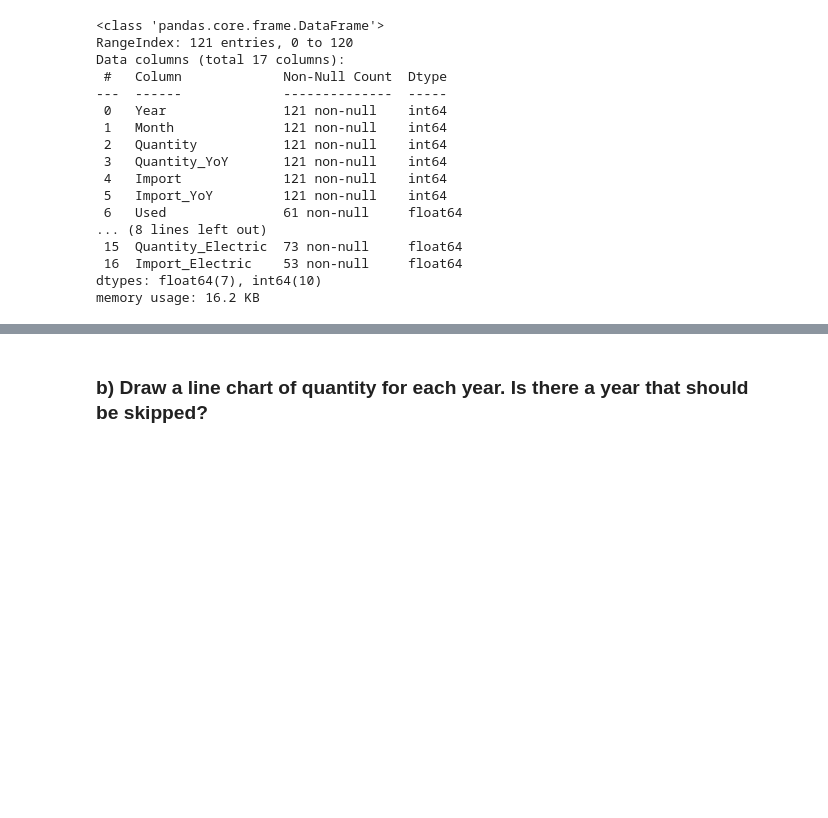
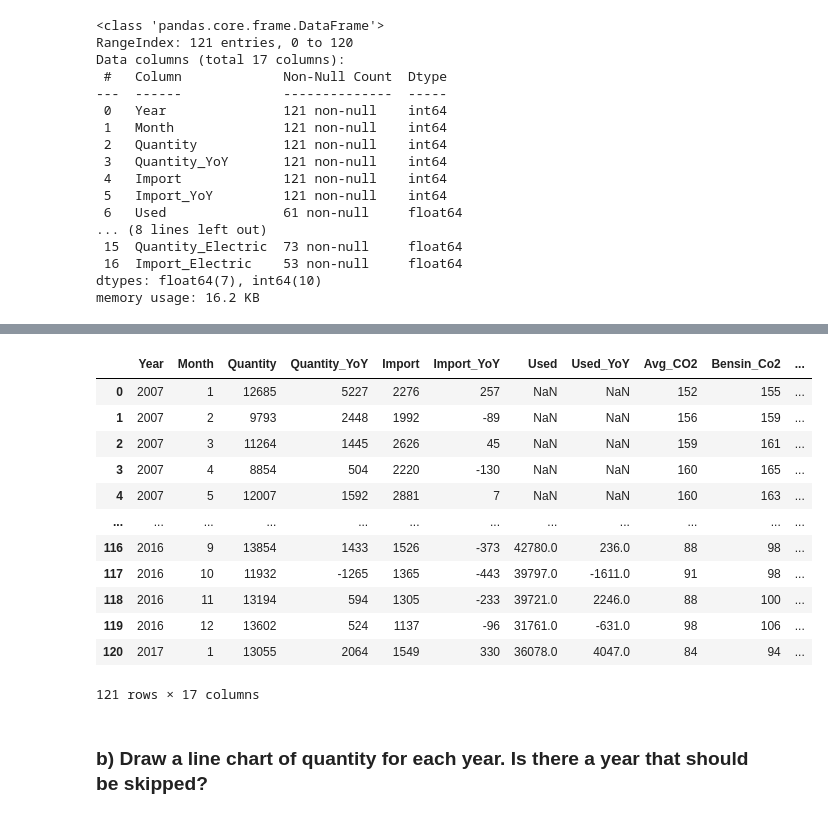
Before and after one commit to Donnersten/data_visualization_hampus_donnersten_de24, a Jupyter notebook: exercises/exercises_0/exercise_0.ipynb, the cells around one changed output, grey strips where cells are left out. Cells and saved outputs as stored; diff of their text form; code cells hidden in the pictures; blank space fills up the shorter version.

```diff
--- a/exercises/exercises_0/exercise_0.ipynb
+++ b/exercises/exercises_0/exercise_0.ipynb
@@ -101,6 +101,22 @@ df.describe()
 | 50% | 2012.000000 | 6.000000 | 11385.000000 | 493.000000 | 2263.000000 | -114.000000 | 37079.000000 | 855.000000 | 132.000000 | 131.000000 | ... |
 | 75% | 2014.000000 | 9.000000 | 12337.000000 | 1445.000000 | 2625.000000 | 162.000000 | 39797.000000 | 2708.000000 | 151.000000 | 150.000000 | ... |
 | max | 2017.000000 | 12.000000 | 14207.000000 | 5227.000000 | 3768.000000 | 1334.000000 | 44106.000000 | 5896.000000 | 162.000000 | 165.000000 | ... |
+# %%
+df
+# %% [output]
+|  | Year | Month | Quantity | Quantity_YoY | Import | Import_YoY | Used | Used_YoY | Avg_CO2 | Bensin_Co2 | ... |
+| 0 | 2007 | 1 | 12685 | 5227 | 2276 | 257 | NaN | NaN | 152 | 155 | ... |
+| 1 | 2007 | 2 | 9793 | 2448 | 1992 | -89 | NaN | NaN | 156 | 159 | ... |
+| 2 | 2007 | 3 | 11264 | 1445 | 2626 | 45 | NaN | NaN | 159 | 161 | ... |
+| 3 | 2007 | 4 | 8854 | 504 | 2220 | -130 | NaN | NaN | 160 | 165 | ... |
+| 4 | 2007 | 5 | 12007 | 1592 | 2881 | 7 | NaN | NaN | 160 | 163 | ... |
+| ... | ... | ... | ... | ... | ... | ... | ... | ... | ... | ... | ... |
+| 116 | 2016 | 9 | 13854 | 1433 | 1526 | -373 | 42780.0 | 236.0 | 88 | 98 | ... |
+| 117 | 2016 | 10 | 11932 | -1265 | 1365 | -443 | 39797.0 | -1611.0 | 91 | 98 | ... |
+| 118 | 2016 | 11 | 13194 | 594 | 1305 | -233 | 39721.0 | 2246.0 | 88 | 100 | ... |
+| 119 | 2016 | 12 | 13602 | 524 | 1137 | -96 | 31761.0 | -631.0 | 98 | 106 | ... |
+| 120 | 2017 | 1 | 13055 | 2064 | 1549 | 330 | 36078.0 | 4047.0 | 84 | 94 | ... |
+121 rows × 17 columns
 # %% [markdown]
 ### b) Draw a line chart of quantity for each year. Is there a year that should be skipped?
 # %%
```
Also changed, not shown: parts of 2 cells of this notebook, 8 other files.
